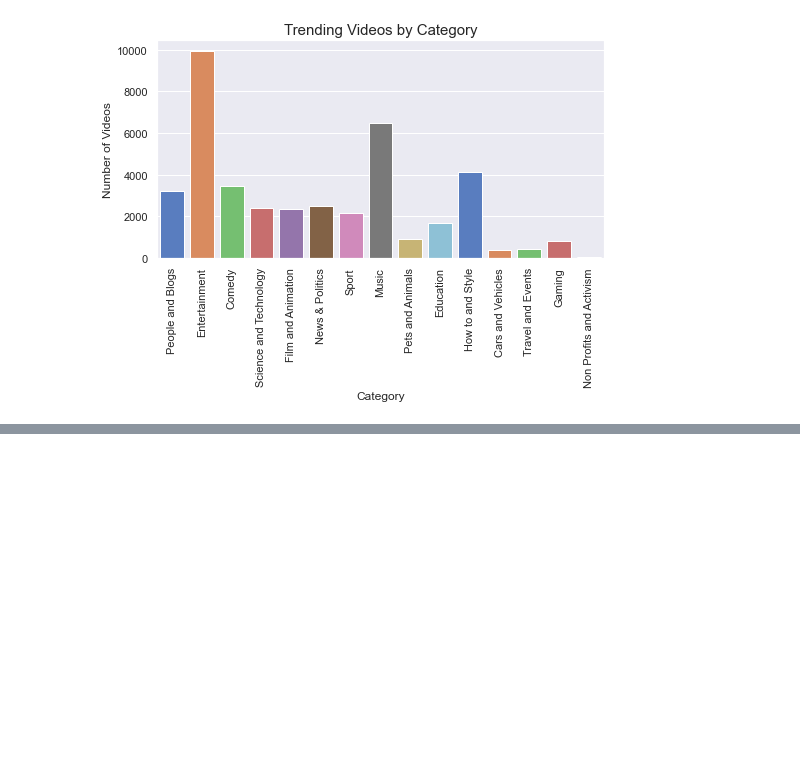
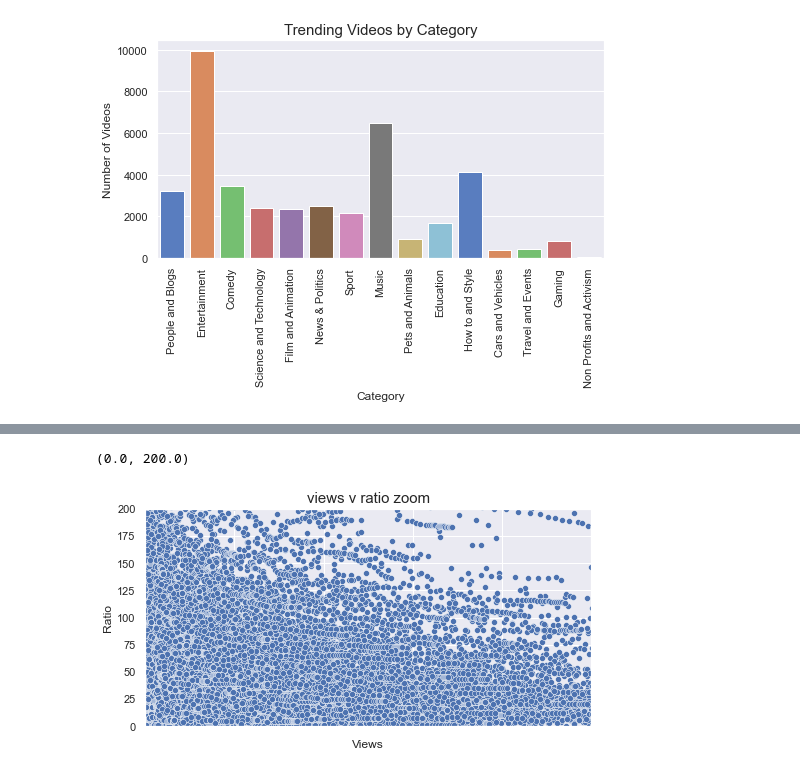
Before and after one commit to pyrogenix/131_finalproject, a Jupyter notebook: testing.ipynb, the cells around one changed output, grey strips where cells are left out. Drawn from its saved outputs; the diff is of its cells as text; code cells hidden in the pictures; blank space fills up the shorter version.

Commit message:
finalized visuals

```diff
--- a/testing.ipynb
+++ b/testing.ipynb
@@ -289,0 +280,13 @@ sns.set(rc={"figure.figsize":(8, 4)})
+# %%
+cat = sns.scatterplot(x='views', y='ratio', data=csv)
+cat.set_xticklabels(cat.get_xticklabels(),rotation=45)
+cat.set_title("views v ratio zoom", fontsize=15)
+cat.set_xlabel("Views", fontsize=12)
+cat.set_ylabel("Ratio", fontsize=12)
+cat.set_xticklabels(cat.get_xticklabels(),rotation = 90)
+sns.set(rc={"figure.figsize":(8, 4)})
+plt.xlim(0,5000000)
+plt.ylim(0,200)
+# %% [output]
+(0.0, 200.0)
+[figure, added]
```
Also changed, not shown: parts of 18 cells of this notebook, 8 other files.
